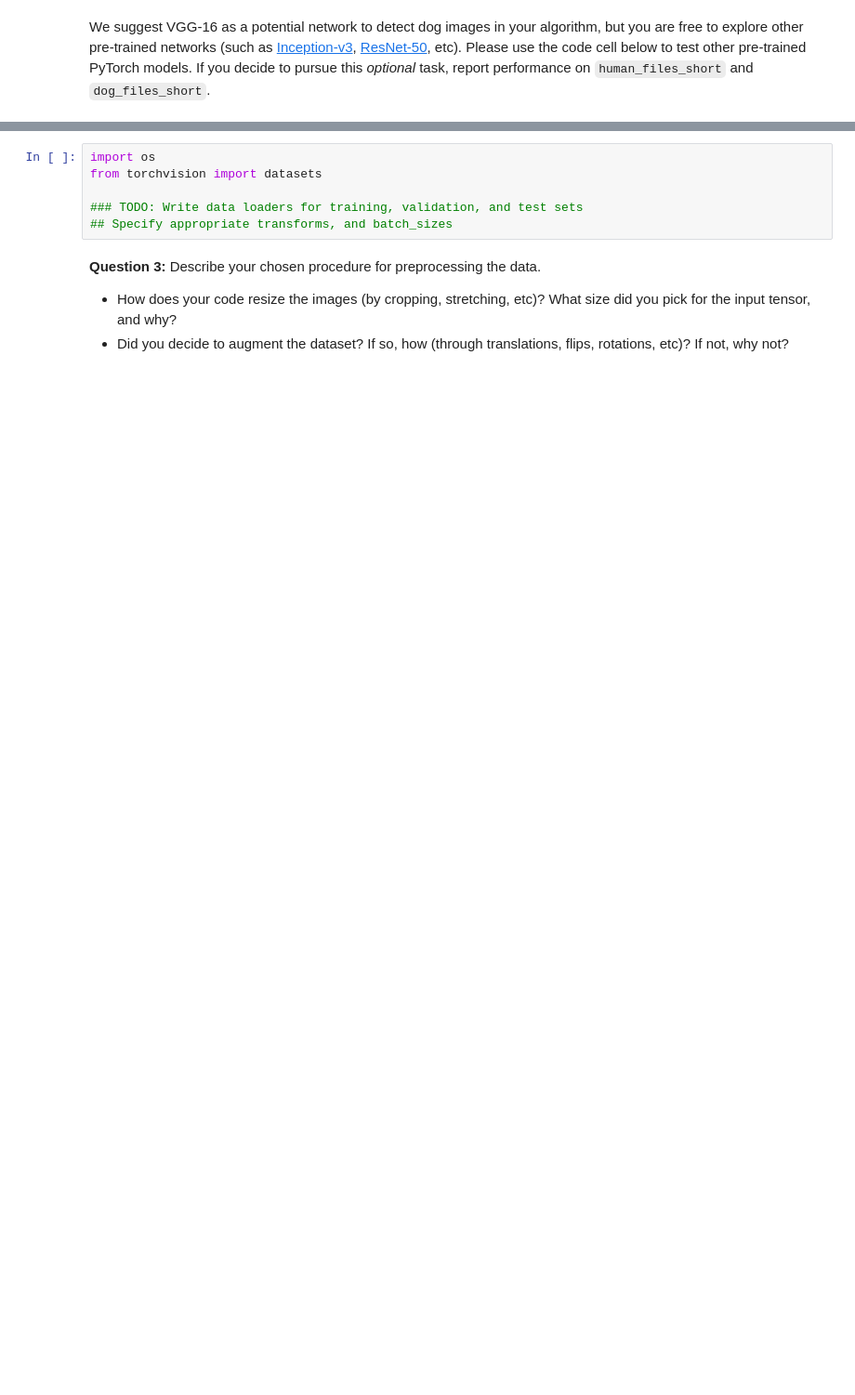
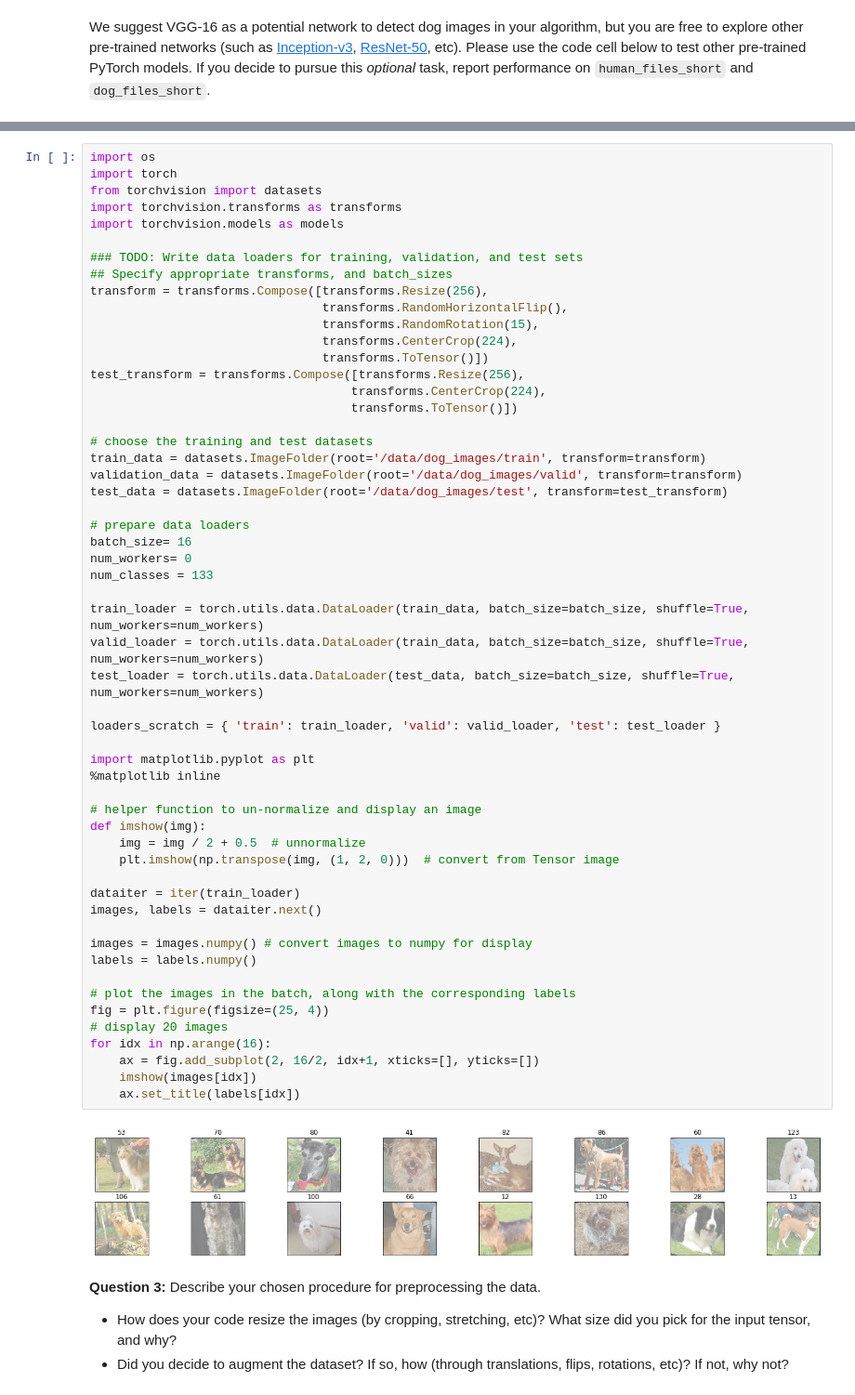
Before and after one commit to nielspetersen/project-dog-classification, a Jupyter notebook: dog_app.ipynb, the cells around one changed output, grey strips where cells are left out. Shown at 93% size. Drawn from its saved outputs; the diff is of its cells as text; blank space fills up the shorter version.

```diff
--- a/dog_app.ipynb
+++ b/dog_app.ipynb
@@ -281,9 +380,60 @@ Use the code cell below to write three separate [data loaders](http://pytorch.or
-# %%
-import os
-from torchvision import datasets
-
-### TODO: Write data loaders for training, validation, and test sets
-## Specify appropriate transforms, and batch_sizes
+# %%
+import os
+import torch
+from torchvision import datasets
+import torchvision.transforms as transforms
+import torchvision.models as models
+
+### TODO: Write data loaders for training, validation, and test sets
+## Specify appropriate transforms, and batch_sizes
+transform = transforms.Compose([transforms.Resize(256),
+                                transforms.RandomHorizontalFlip(),
+                                transforms.RandomRotation(15),
+                                transforms.CenterCrop(224),
+                                transforms.ToTensor()])
+test_transform = transforms.Compose([transforms.Resize(256),
+                                    transforms.CenterCrop(224),
+                                    transforms.ToTensor()])
+
+# choose the training and test datasets
+train_data = datasets.ImageFolder(root='/data/dog_images/train', transform=transform)
+validation_data = datasets.ImageFolder(root='/data/dog_images/valid', transform=transform)
+test_data = datasets.ImageFolder(root='/data/dog_images/test', transform=test_transform)
+
+# prepare data loaders
+batch_size= 16
+num_workers= 0
+num_classes = 133
+
+train_loader = torch.utils.data.DataLoader(train_data, batch_size=batch_size, shuffle=True, num_workers=num_workers)
+valid_loader = torch.utils.data.DataLoader(train_data, batch_size=batch_size, shuffle=True, num_workers=num_workers)
+test_loader = torch.utils.data.DataLoader(test_data, batch_size=batch_size, shuffle=True, num_workers=num_workers)
+
+loaders_scratch = { 'train': train_loader, 'valid': valid_loader, 'test': test_loader }
+
+import matplotlib.pyplot as plt
+%matplotlib inline
+
+# helper function to un-normalize and display an image
+def imshow(img):
+    img = img / 2 + 0.5  # unnormalize
+    plt.imshow(np.transpose(img, (1, 2, 0)))  # convert from Tensor image
+
+dataiter = iter(train_loader)
+images, labels = dataiter.next()
+
+images = images.numpy() # convert images to numpy for display
+labels = labels.numpy()
+
+# plot the images in the batch, along with the corresponding labels
+fig = plt.figure(figsize=(25, 4))
+# display 20 images
+for idx in np.arange(16):
+    ax = fig.add_subplot(2, 16/2, idx+1, xticks=[], yticks=[])
+    imshow(images[idx])
+    ax.set_title(labels[idx])
+# %% [output]
+[figure, added]
 # %% [markdown]
 **Question 3:** Describe your chosen procedure for preprocessing the data.
 - How does your code resize the images (by cropping, stretching, etc)?  What size did you pick for the input tensor, and why?
```
Also changed, not shown: parts of 39 cells of this notebook, 1 other file.
